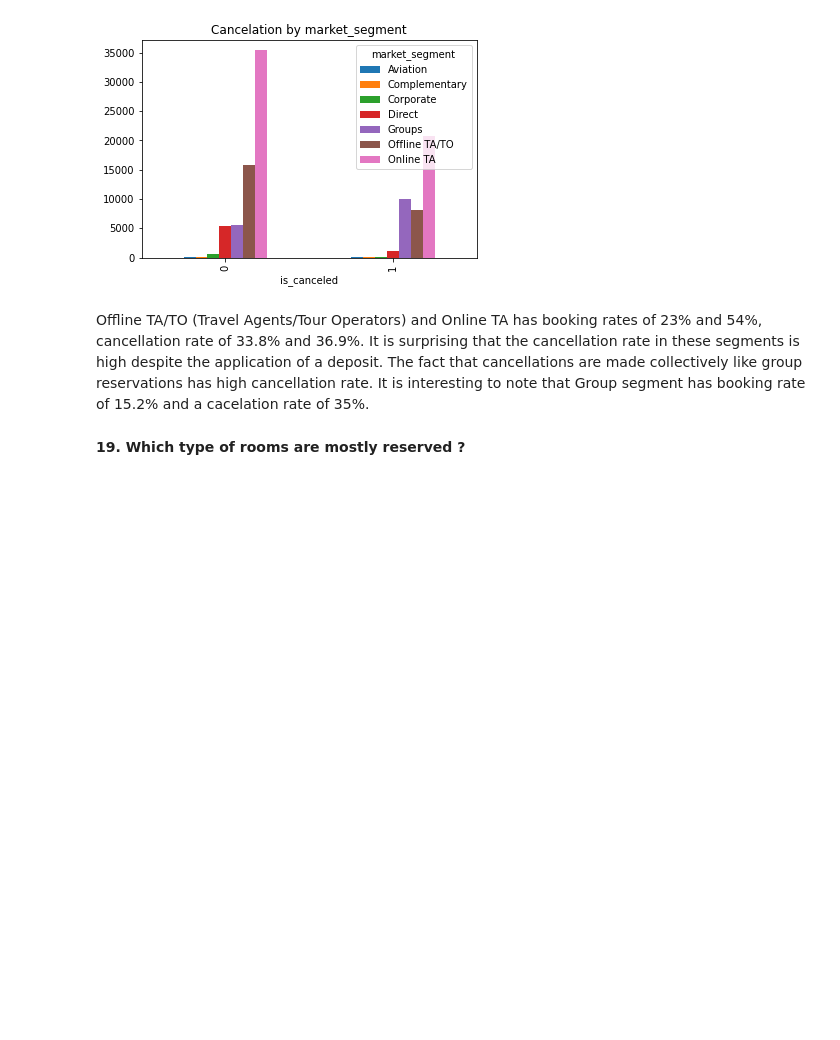
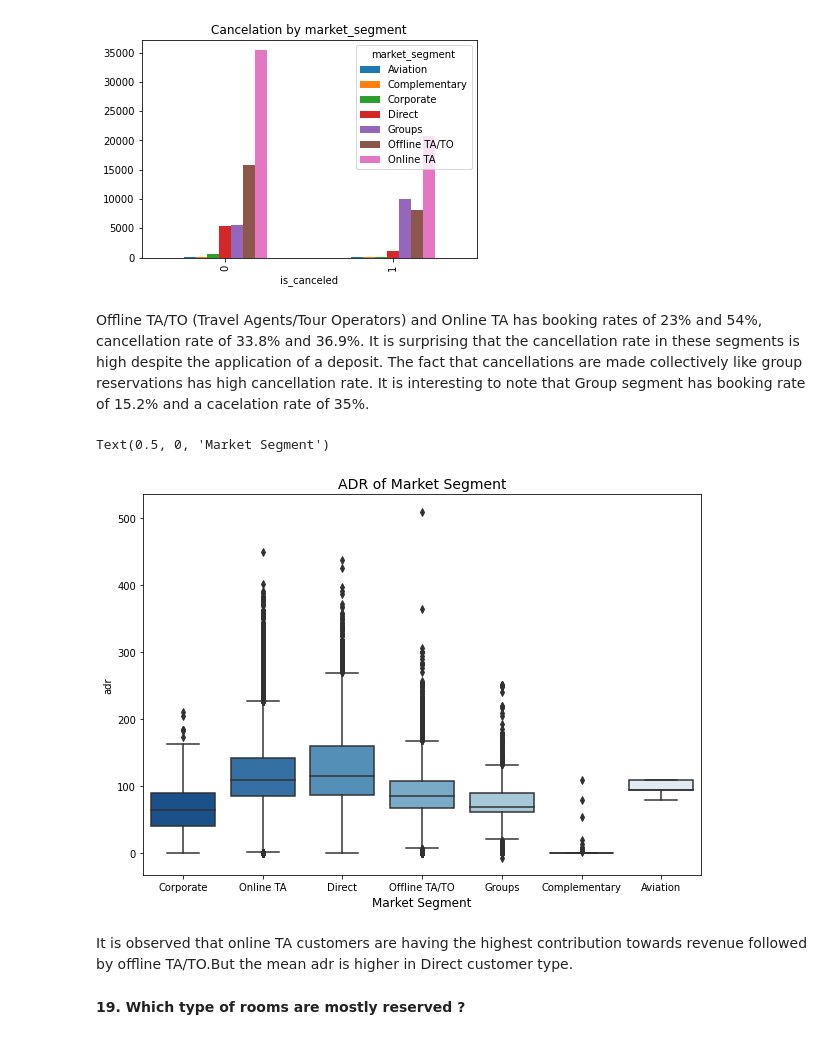
Before and after one commit to SmritiSalujaa/aurotest, a Jupyter notebook: Copy_of_jspY_of_Final_Hotel_Booking_Analysis_Capstone_Project.ipynb, the cells around one changed output. Cells and saved outputs as stored; diff of their text form; code cells hidden in the pictures; blank space fills up the shorter version.

```diff
--- a/Copy_of_jspY_of_Final_Hotel_Booking_Analysis_Capstone_Project.ipynb
+++ b/Copy_of_jspY_of_Final_Hotel_Booking_Analysis_Capstone_Project.ipynb
@@ -674,6 +697,17 @@ Text(0.5, 1.0, 'Cancelation by market_segment')
 [figure]
 # %% [markdown]
 Offline TA/TO (Travel Agents/Tour Operators) and Online TA has booking rates of 23% and 54%, cancellation rate of 33.8% and 36.9%. It is surprising that the cancellation rate in these segments is high despite the application of a deposit. The fact that cancellations are made collectively like group reservations has high cancellation rate. It is interesting to note that Group segment has booking rate of 15.2% and a cacelation rate of 35%.
+# %%
+#revenue contribution of market segment
+fig = plt.subplots(figsize = (10,7))
+c= sns.boxplot(data = hotel_data[hotel_data["adr"]<1000], x = "market_segment", y = "adr", palette = "Blues_r")
+c.set_title("ADR of Market Segment", fontsize = 14)
+c.set_xlabel("Market Segment", fontsize = 12)
+# %% [output]
+Text(0.5, 0, 'Market Segment')
+[figure, added]
+# %% [markdown]
+It is observed that online TA customers are having the highest contribution towards revenue followed by offline TA/TO.But the mean adr is higher in Direct customer type.
 # %% [markdown]
 <b>19. Which type of rooms are mostly reserved ?
 # %%
```
Also changed, not shown: parts of 15 cells of this notebook.
